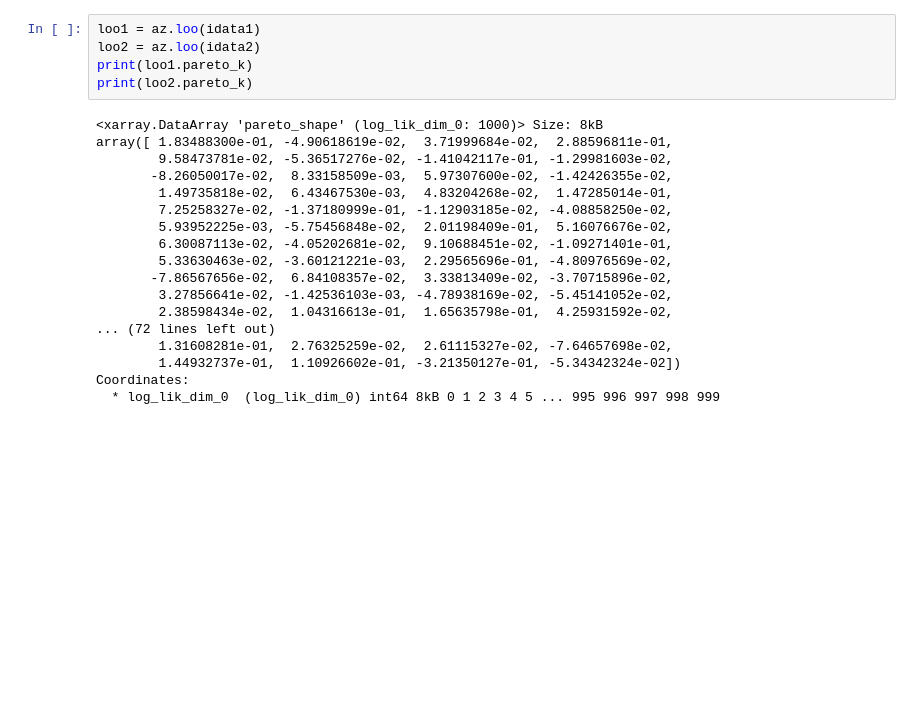
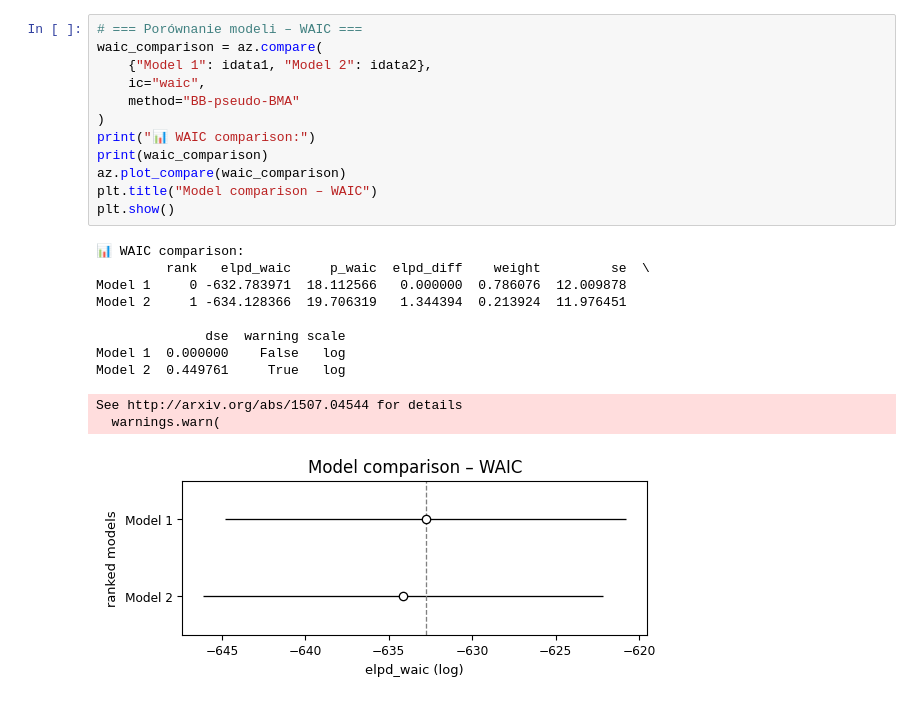
Before and after one commit to AdamTrybus/data_analytics, a Jupyter notebook: model_comparison.ipynb, the cells around one changed output. Saved outputs shown, nothing was run; the diff lists cells and outputs as text; blank space fills up the shorter version.

```diff
--- a/model_comparison.ipynb
+++ b/model_comparison.ipynb
@@ -104,23 +71,24 @@ Model 2  0.327111     True   log
 # %%
-loo1 = az.loo(idata1)
-loo2 = az.loo(idata2)
-print(loo1.pareto_k)
-print(loo2.pareto_k)
+# === Porównanie modeli – WAIC ===
+waic_comparison = az.compare(
+    {"Model 1": idata1, "Model 2": idata2},
+    ic="waic",
+    method="BB-pseudo-BMA"
+)
+print("📊 WAIC comparison:")
+print(waic_comparison)
+az.plot_compare(waic_comparison)
+plt.title("Model comparison – WAIC")
+plt.show()
 # %% [output]
-<xarray.DataArray 'pareto_shape' (log_lik_dim_0: 1000)> Size: 8kB
-array([ 1.83488300e-01, -4.90618619e-02,  3.71999684e-02,  2.88596811e-01,
-        9.58473781e-02, -5.36517276e-02, -1.41042117e-01, -1.29981603e-02,
-       -8.26050017e-02,  8.33158509e-03,  5.97307600e-02, -1.42426355e-02,
-        1.49735818e-02,  6.43467530e-03,  4.83204268e-02,  1.47285014e-01,
-        7.25258327e-02, -1.37180999e-01, -1.12903185e-02, -4.08858250e-02,
-        5.93952225e-03, -5.75456848e-02,  2.01198409e-01,  5.16076676e-02,
-        6.30087113e-02, -4.05202681e-02,  9.10688451e-02, -1.09271401e-01,
-        5.33630463e-02, -3.60121221e-03,  2.29565696e-01, -4.80976569e-02,
-       -7.86567656e-02,  6.84108357e-02,  3.33813409e-02, -3.70715896e-02,
-        3.27856641e-02, -1.42536103e-03, -4.78938169e-02, -5.45141052e-02,
-        2.38598434e-02,  1.04316613e-01,  1.65635798e-01,  4.25931592e-02,
-... (72 lines left out)
-        1.31608281e-01,  2.76325259e-02,  2.61115327e-02, -7.64657698e-02,
-        1.44932737e-01,  1.10926602e-01, -3.21350127e-01, -5.34342324e-02])
-Coordinates:
-  * log_lik_dim_0  (log_lik_dim_0) int64 8kB 0 1 2 3 4 5 ... 995 996 997 998 999
+📊 WAIC comparison:
+         rank   elpd_waic     p_waic  elpd_diff    weight         se  \
+Model 1     0 -632.783971  18.112566   0.000000  0.786076  12.009878
+Model 2     1 -634.128366  19.706319   1.344394  0.213924  11.976451
+
+              dse  warning scale
+Model 1  0.000000    False   log
+Model 2  0.449761     True   log
+See http://arxiv.org/abs/1507.04544 for details
+  warnings.warn(
+[figure, added]
```
Also changed, not shown: parts of 3 cells of this notebook, 4 other files.
